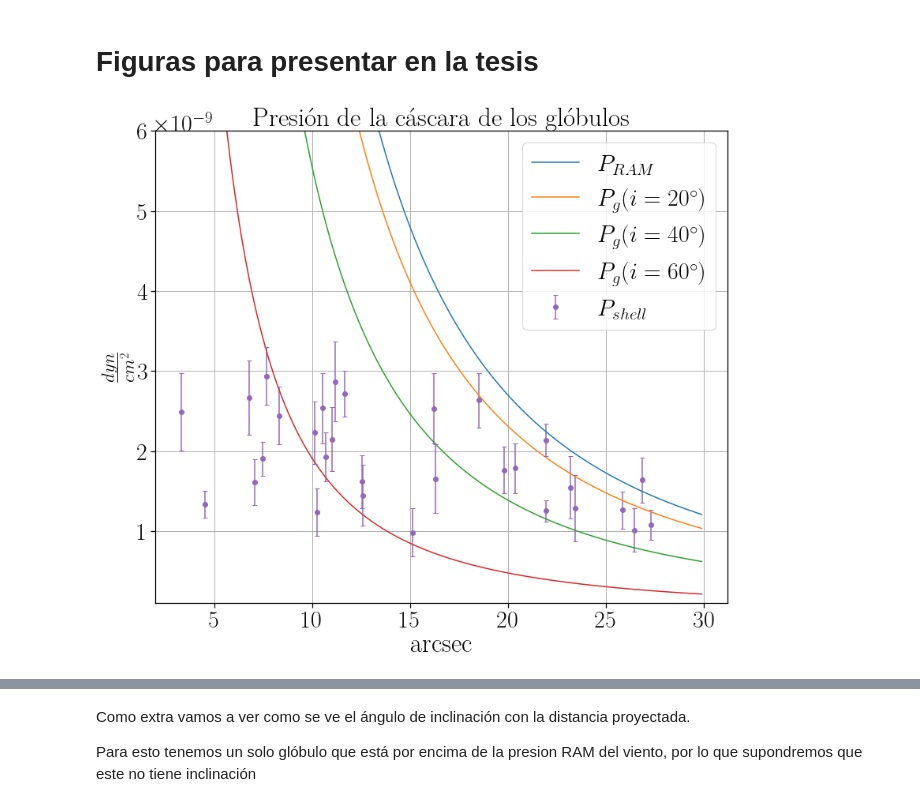
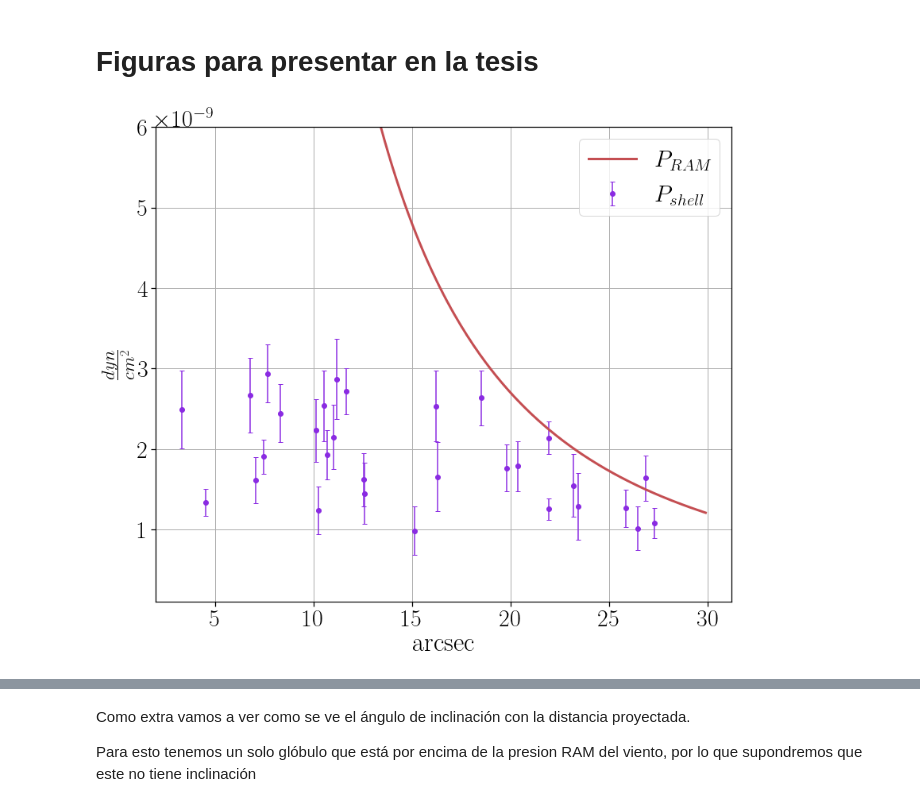
Before and after one commit to will-henney/globule-seminario, a Jupyter notebook: m1-67/graficas con errore.ipynb, the cells around one changed output, grey strips where cells are left out. Cells and saved outputs as stored; diff of their text form; code cells hidden in the pictures.

Commit message:
Finales files to get parameters and Figures that we used in thesis about M167

```diff
--- a/m1-67/graficas con errore.ipynb
+++ b/m1-67/graficas con errore.ipynb
@@ -844,17 +844,18 @@ print(np.log10(gamma_inf),np.log10(gamma_max))
 # Figuras para presentar en la tesis
 # %%
 fig, ax = plt.subplots()
-ax.plot(rang,P_r.cgs,label=r'$P_{RAM}$')
-ax.plot(rang,P_r.cgs*np.cos(20*u.deg)**(5/2),label=r'$P_{g}(i=20^\circ)$')
-ax.plot(rang,P_r.cgs*np.cos(40*u.deg)**(5/2),label=r'$P_{g}(i=40^\circ)$')
-ax.plot(rang,P_r.cgs*np.cos(60*u.deg)**(5/2),label=r'$P_{g}(i=60^\circ)$')
-ax.errorbar(HST['Sep'][Glo].value,[(Pg[i].value).n for i in range(len(Pg))],yerr=[(Pg[i].value).s for i in range(len(Pg))],marker='o',capsize=3,linestyle='',label=r'$P_{shell}$')
+ax.plot(rang,P_r.cgs,label=r'$P_{RAM}$',color='r',lw=3)
+#ax.plot(rang,P_r.cgs*np.cos(20*u.deg)**(5/2),label=r'$P_{g}(i=20^\circ)$',lw=3)
+#ax.plot(rang,P_r.cgs*np.cos(40*u.deg)**(5/2),label=r'$P_{g}(i=40^\circ)$',lw=3)
+#ax.plot(rang,P_r.cgs*np.cos(60*u.deg)**(5/2),label=r'$P_{g}(i=60^\circ)$',lw=3)
+ax.errorbar(HST['Sep'][Glo].value,[(Pg[i].value).n for i in range(len(Pg))],yerr=[(Pg[i].value).s for i in range(len(Pg))],marker='o',capsize=3,linestyle='',label=r'$P_{shell}$',color='blueviolet')
 plt.ylim(1e-10,0.6e-8)
 plt.legend()
 plt.xlabel('arcsec')
 plt.ylabel(r'$\frac{dyn}{cm^2}$')
-plt.title('Presión de la cáscara de los glóbulos')
+#plt.title('Presión de la cáscara de los glóbulos')
 plt.grid()
+plt.savefig('/home/roberto/Escritorio/astrofísica/Untitled Folder/Untitled Folder/Imagenes/R_inf_sin.pdf')
 # %% [output]
-[figure, old version]
+[figure, new version]
 # %%
```
Also changed, not shown: parts of 3 cells of this notebook, 2 other files.
